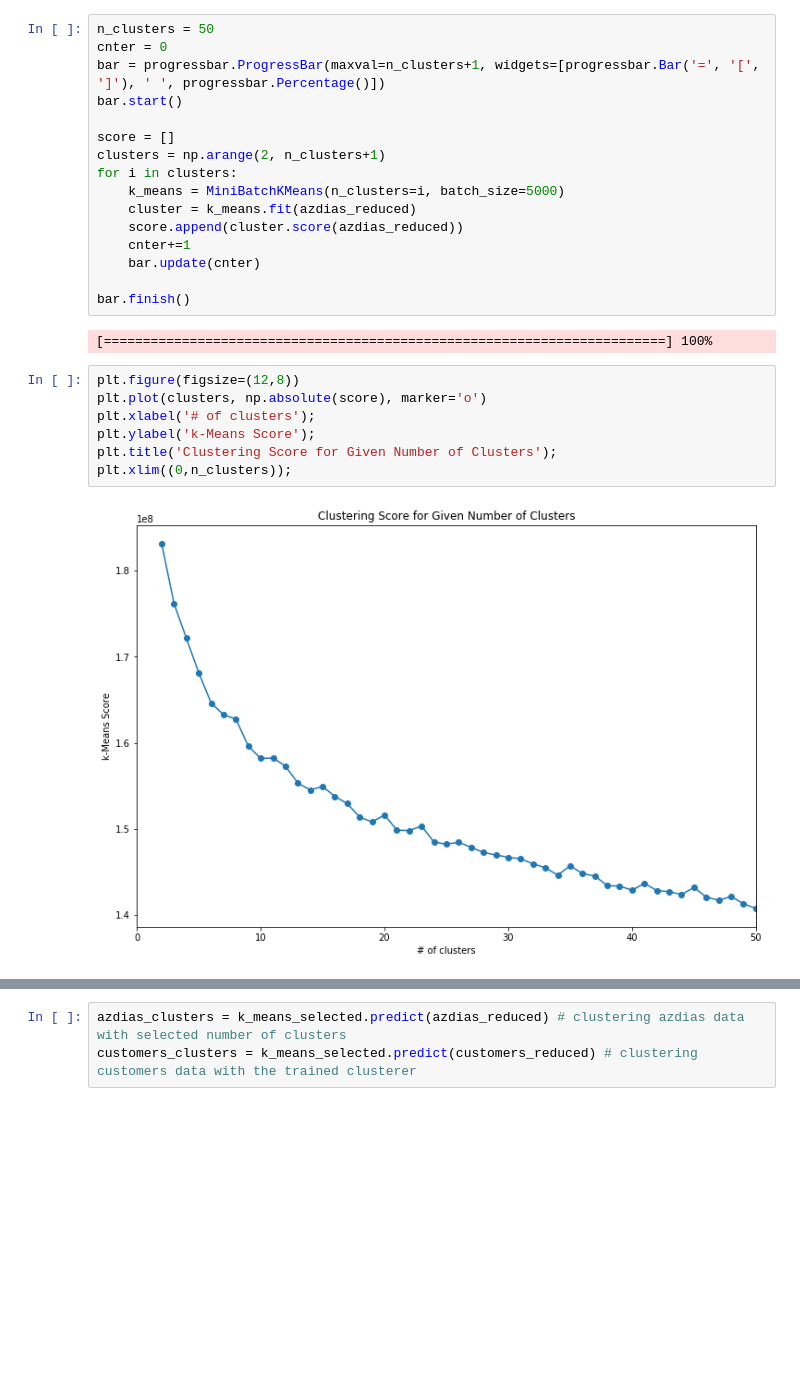
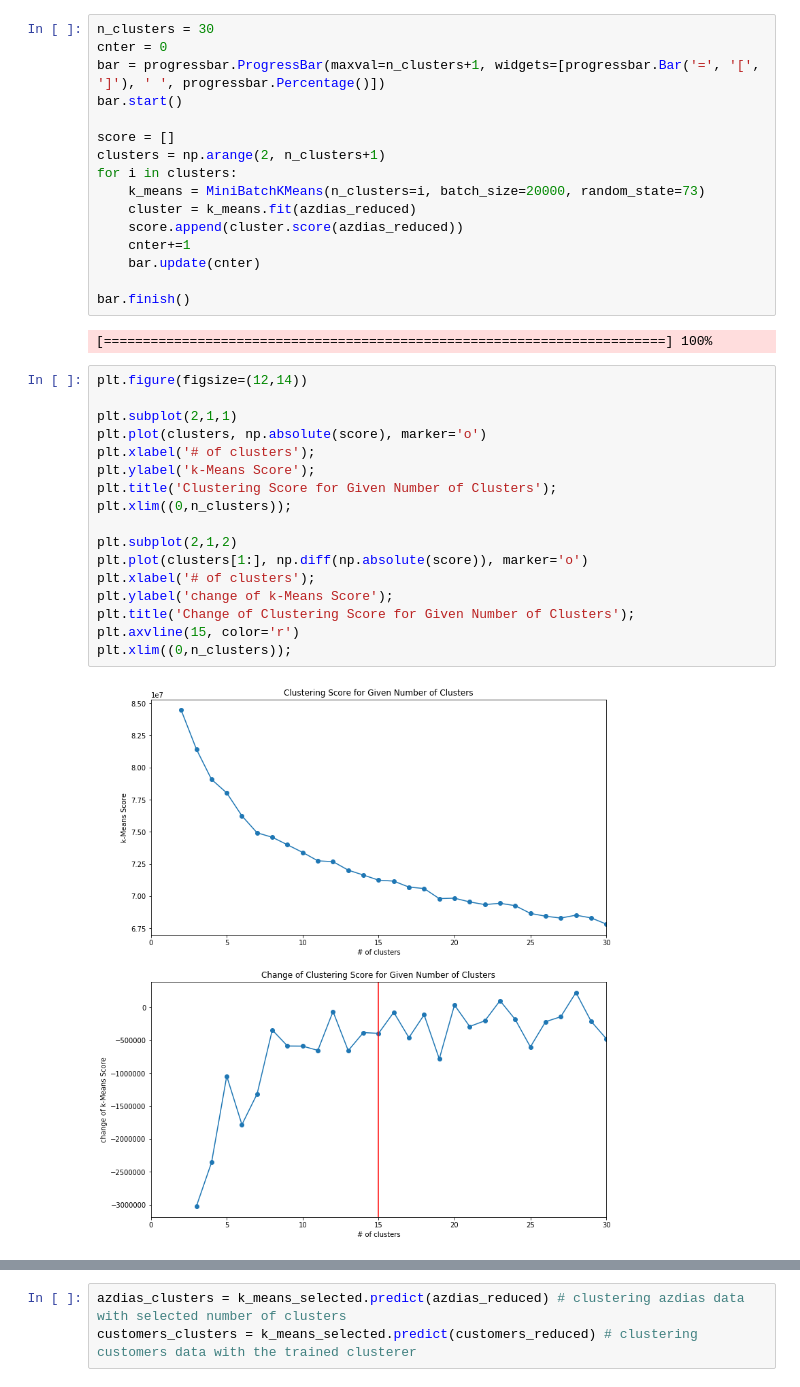
Before and after one commit to yesilkayacan/capstone_arvato, a Jupyter notebook: Arvato Project Workbook_study.ipynb, the cells around one changed output, grey strips where cells are left out. Drawn from its saved outputs; the diff is of its cells as text; blank space fills up the shorter version.

```diff
--- a/Arvato Project Workbook_study.ipynb
+++ b/Arvato Project Workbook_study.ipynb
@@ -455,7 +451,7 @@ with open('pca_selected.pkl', 'wb') as file:
 # %% [markdown]
 ### Clustering
 # %%
-n_clusters = 50
+n_clusters = 30
 cnter = 0
 bar = progressbar.ProgressBar(maxval=n_clusters+1, widgets=[progressbar.Bar('=', '[', ']'), ' ', progressbar.Percentage()])
 bar.start()
@@ -463,7 +459,7 @@ bar.start()
 score = []
 clusters = np.arange(2, n_clusters+1)
 for i in clusters:
-    k_means = MiniBatchKMeans(n_clusters=i, batch_size=5000)
+    k_means = MiniBatchKMeans(n_clusters=i, batch_size=20000, random_state=73)
     cluster = k_means.fit(azdias_reduced)
     score.append(cluster.score(azdias_reduced))
     cnter+=1
@@ -473,12 +469,22 @@ bar.finish()
 # %% [output]
 [========================================================================] 100%
 # %%
-plt.figure(figsize=(12,8))
+plt.figure(figsize=(12,14))
+
+plt.subplot(2,1,1)
 plt.plot(clusters, np.absolute(score), marker='o')
 plt.xlabel('# of clusters');
 plt.ylabel('k-Means Score');
 plt.title('Clustering Score for Given Number of Clusters');
 plt.xlim((0,n_clusters));
+
+plt.subplot(2,1,2)
+plt.plot(clusters[1:], np.diff(np.absolute(score)), marker='o')
+plt.xlabel('# of clusters');
+plt.ylabel('change of k-Means Score');
+plt.title('Change of Clustering Score for Given Number of Clusters');
+plt.axvline(15, color='r')
+plt.xlim((0,n_clusters));
 # %% [output]
-[figure, old version]
+[figure, new version]
 # %% [markdown]
```
Also changed, not shown: parts of 39 cells of this notebook.
